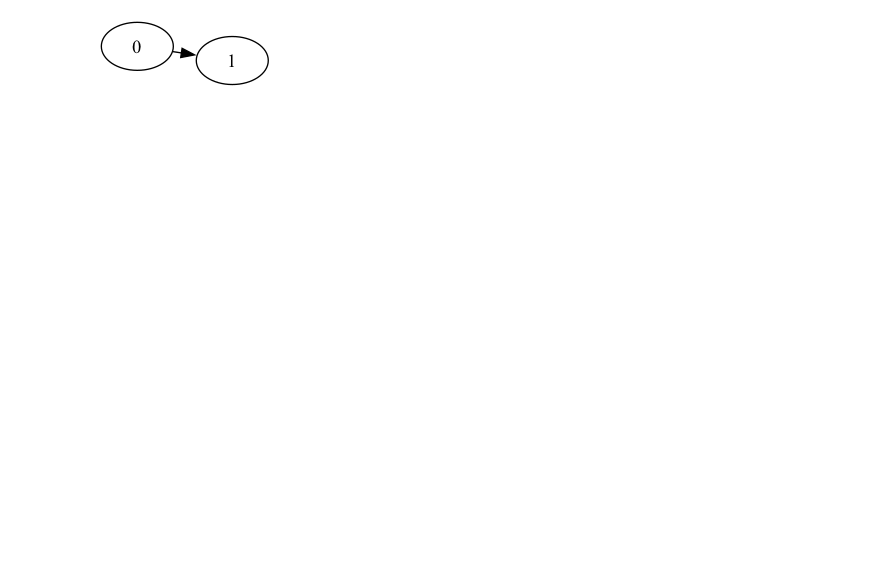
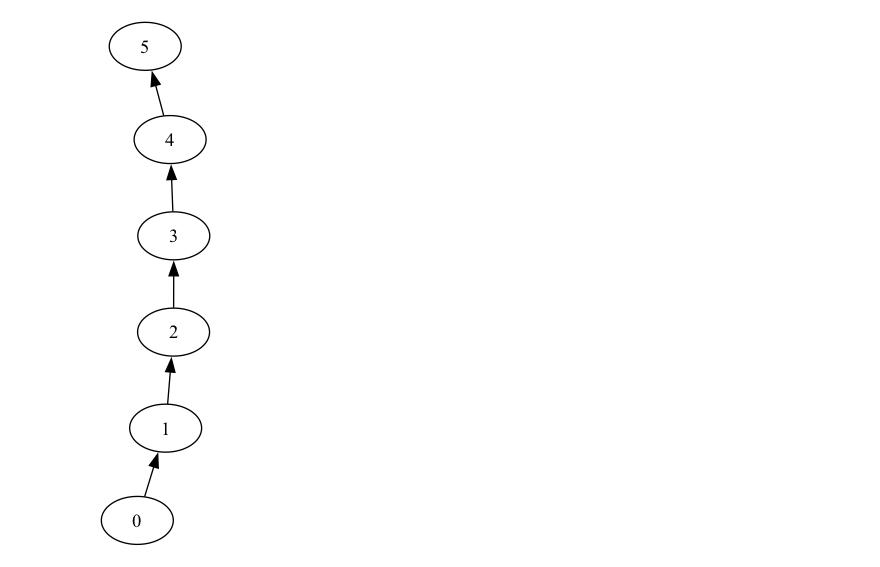
Before and after one commit to arthurostrauss/Quantum_Optimal_Control, a Jupyter notebook: gate_level/spillover_noise_use_case/generic_spillover/extended_spillovernoise_model.ipynb, the cells around one changed output. Cells and saved outputs as stored; diff of their text form; code cells hidden in the pictures; blank space fills up the shorter version.

```diff
--- a/gate_level/spillover_noise_use_case/generic_spillover/extended_spillovernoise_model.ipynb
+++ b/gate_level/spillover_noise_use_case/generic_spillover/extended_spillovernoise_model.ipynb
@@ -12,11 +12,11 @@ from generic_spillover_noise import (
 )
 # %%
 # Define the number of qubits
-num_qubits = 2
+num_qubits = 6
 cm = CouplingMap.from_line(num_qubits, False)
 cm.draw()
 # %% [output]
-[figure, old version]
+[figure, new version]
 # %%
 # Define parameters for U(phi) gates
 # phi_rotation_values = np.pi * np.array([0.25, 0.5, 0.75, 1])
```
Also changed, not shown: parts of 6 cells of this notebook, 1 other file.
